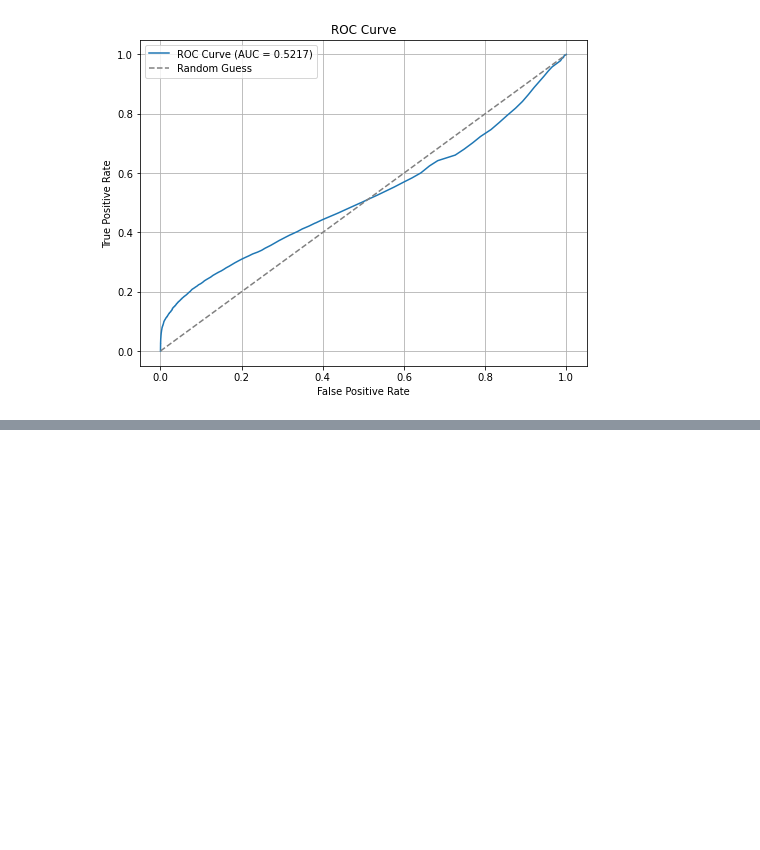
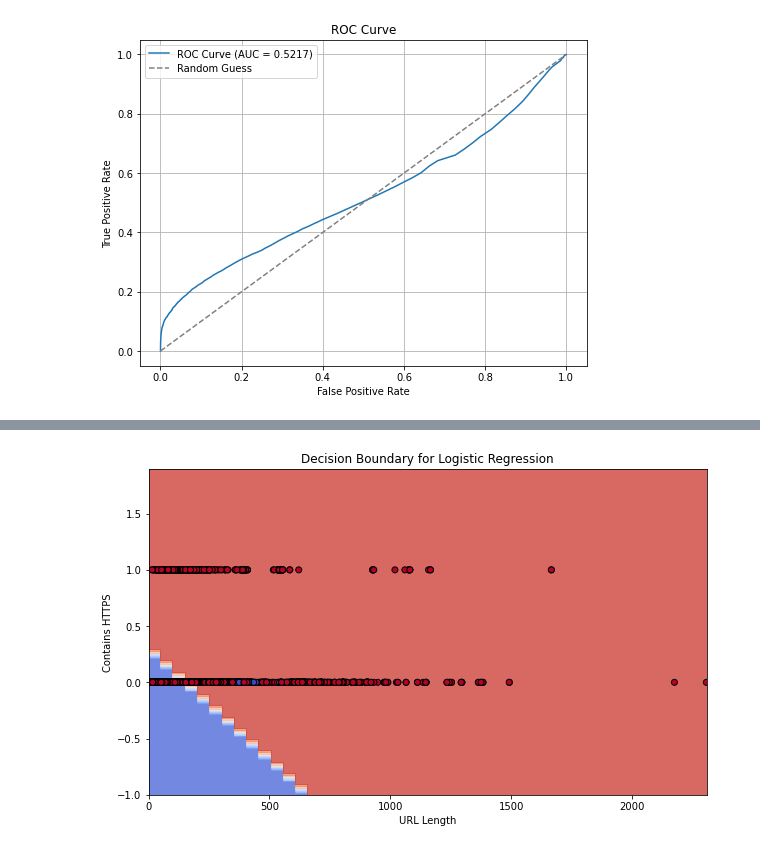
Before and after one commit to jameslrivera/Classifying-Phishing-URLs, a Jupyter notebook: Logistic_Regression.ipynb, the cells around one changed output, grey strips where cells are left out. Drawn from its saved outputs; the diff is of its cells as text; code cells hidden in the pictures; blank space fills up the shorter version.

```diff
--- a/Logistic_Regression.ipynb
+++ b/Logistic_Regression.ipynb
@@ -121,0 +151,35 @@ plt.show()
+# %%
+import numpy as np
+import matplotlib.pyplot as plt
+
+# Define a function to plot the decision boundary for two features
+def plot_decision_boundary(X, y, model, feature1_idx, feature2_idx, feature1_name, feature2_name):
+    # Create a mesh grid
+    x_min, x_max = X[:, feature1_idx].min() - 1, X[:, feature1_idx].max() + 1
+    y_min, y_max = X[:, feature2_idx].min() - 1, X[:, feature2_idx].max() + 1
+    xx, yy = np.meshgrid(np.arange(x_min, x_max, 0.1),
+                         np.arange(y_min, y_max, 0.1))
+
+    # Predict on the grid
+    Z = model.predict(np.c_[xx.ravel(), yy.ravel(), np.full(xx.ravel().shape, X[:, 2].mean())])
+    Z = Z.reshape(xx.shape)
+
+    # Plot the decision boundary
+    plt.figure(figsize=(10, 6))
+    plt.contourf(xx, yy, Z, alpha=0.8, cmap=plt.cm.coolwarm)
+    plt.scatter(X[:, feature1_idx], X[:, feature2_idx], c=y, edgecolor='k', cmap=plt.cm.coolwarm)
+    plt.xlabel(feature1_name)
+    plt.ylabel(feature2_name)
+    plt.title("Decision Boundary for Logistic Regression")
+    plt.show()
+
+# Prepare data for visualization (convert to NumPy array)
+X_np = X.values
+y_np = y.values
+
+# Plot using two selected features
+plot_decision_boundary(X_np, y_np, logreg,
+                       feature1_idx=0, feature2_idx=1,
+                       feature1_name='URL Length', feature2_name='Contains HTTPS')
+# %% [output]
+[figure, added]
```
Also changed, not shown: parts of 3 cells of this notebook.
